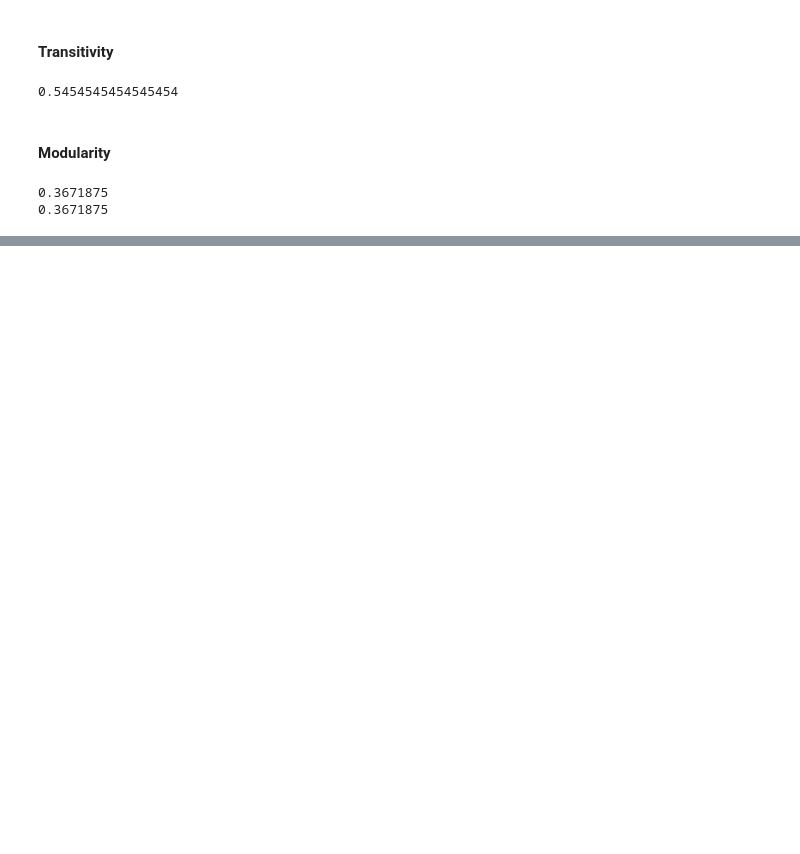
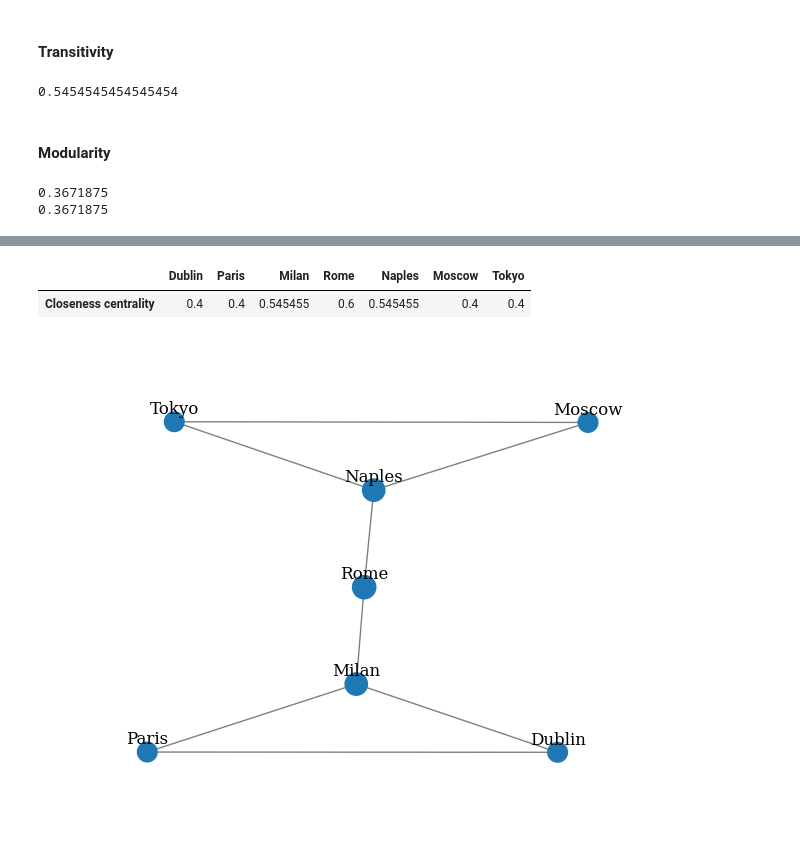
Before and after one commit to Gil-jung/GraphML, a Jupyter notebook: Chapter01/02_Graph_metrics.ipynb, the cells around one changed output, grey strips where cells are left out. Saved outputs shown, nothing was run; the diff lists cells and outputs as text; code cells hidden in the pictures; blank space fills up the shorter version.

```diff
--- a/Chapter01/02_Graph_metrics.ipynb
+++ b/Chapter01/02_Graph_metrics.ipynb
@@ -171,0 +211,12 @@ print(nx_comm.modularity(G, nx_comm.label_propagation_communities(G)))
+# %%
+dc = nx.closeness_centrality(G)
+node_size=[(v + 0.1) * 400 for v in dc.values()]
+draw_graph(G, node_names=nodes, node_size=node_size,filename='clos_centr.png')
+
+df = pd.DataFrame(dc,index=['Closeness centrality'])
+df.columns = nodes.values()
+df
+# %% [output]
+|  | Dublin | Paris | Milan | Rome | Naples | Moscow | Tokyo |
+| Closeness centrality | 0.4 | 0.4 | 0.545455 | 0.6 | 0.545455 | 0.4 | 0.4 |
+[figure, added]
```
Also changed, not shown: parts of 15 cells of this notebook.
